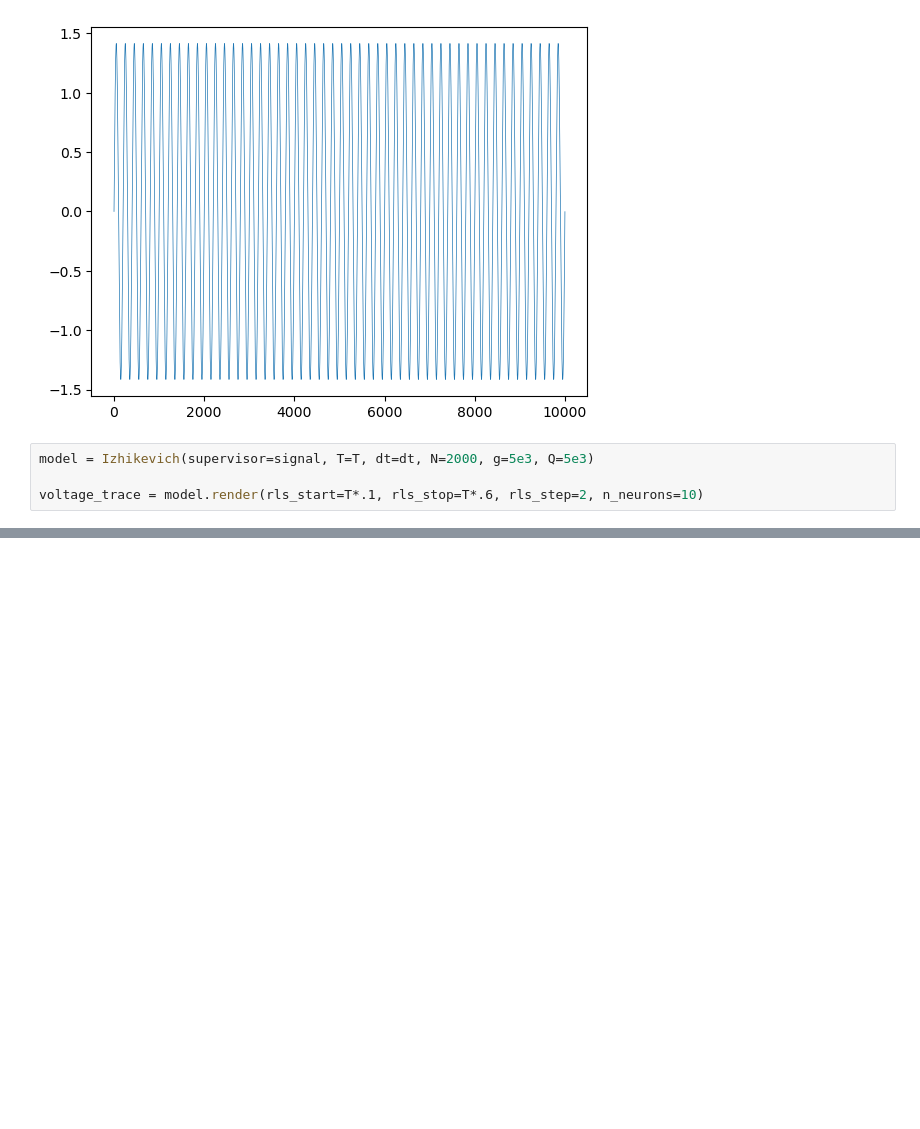
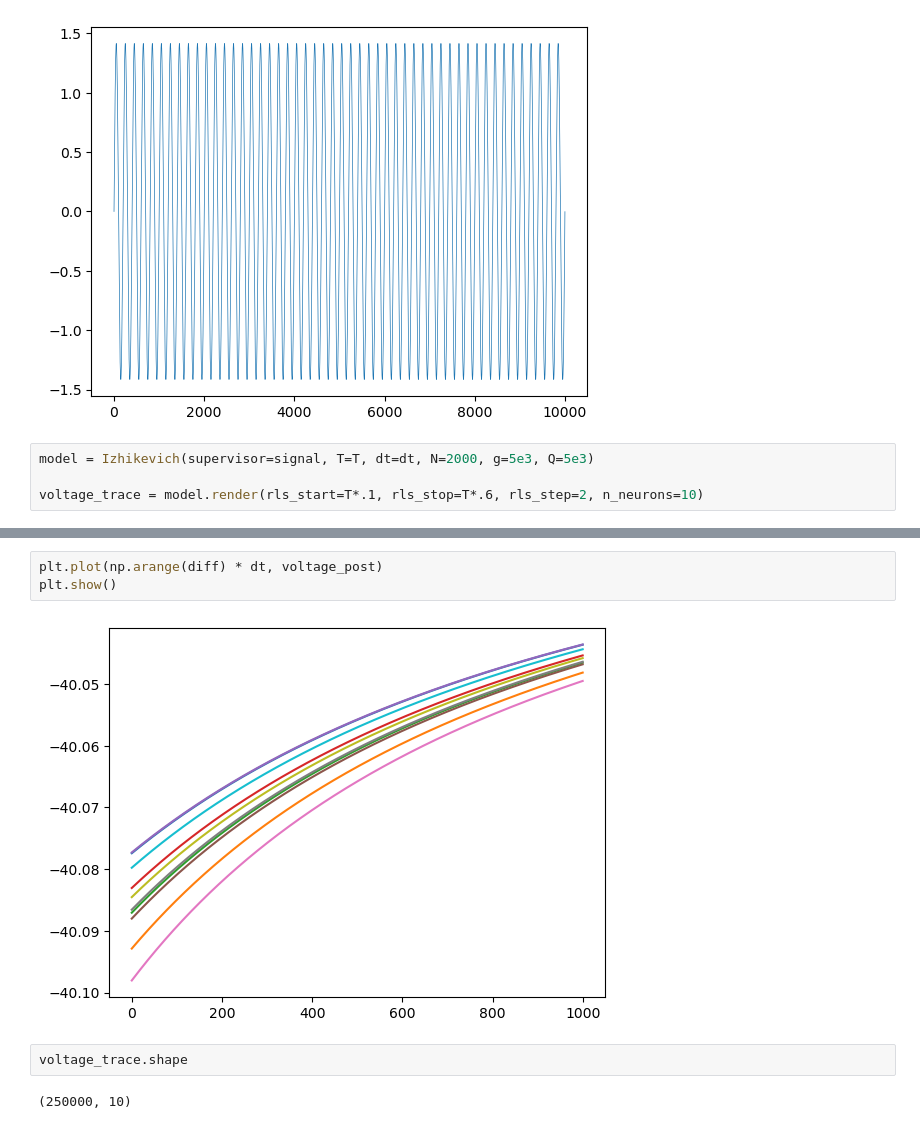
Before and after one commit to ali-mahani/lif-force, a Jupyter notebook: preliminary/test.ipynb, the cells around one changed output, grey strips where cells are left out. Drawn from its saved outputs; the diff is of its cells as text; blank space fills up the shorter version.

```diff
--- a/preliminary/test.ipynb
+++ b/preliminary/test.ipynb
@@ -33,0 +48,9 @@ plt.show()
+# %%
+plt.plot(np.arange(diff) * dt, voltage_post)
+plt.show()
+# %% [output]
+[figure, added]
+# %%
+voltage_trace.shape
+# %% [output]
+(250000, 10)
```
Also changed, not shown: parts of 2 cells of this notebook.
